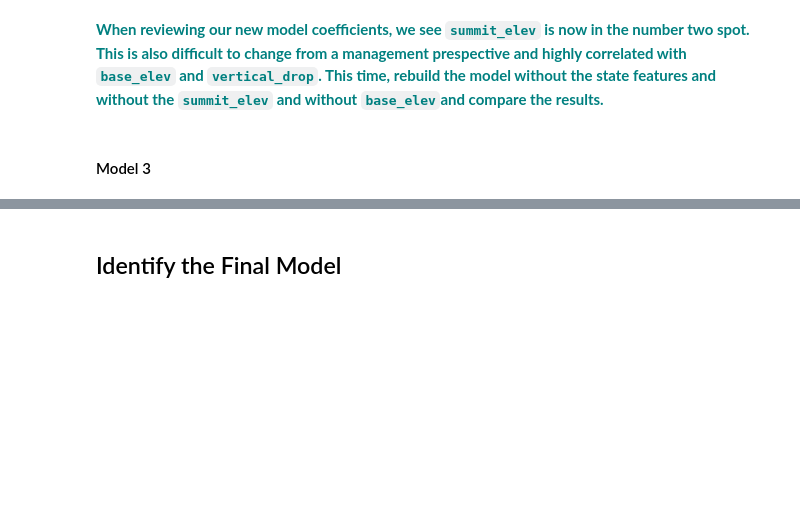
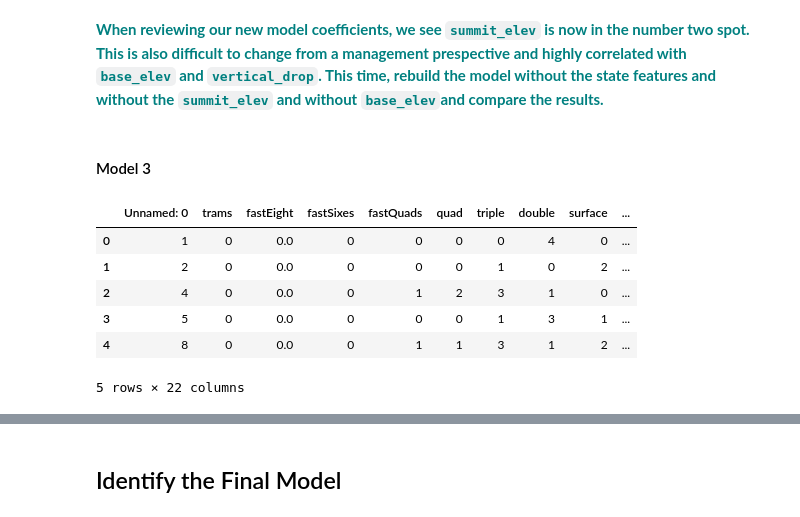
Before and after one commit to dineshh912/DS_big_mountain_ski_resort_capstone, a Jupyter notebook: 4-5-preprocessing-modeling/GuidedCapstoneStep4 and step5HL.ipynb, the cells around one changed output, grey strips where cells are left out. Drawn from its saved outputs; the diff is of its cells as text; code cells hidden in the pictures; blank space fills up the shorter version.

```diff
--- a/4-5-preprocessing-modeling/GuidedCapstoneStep4 and step5HL.ipynb
+++ b/4-5-preprocessing-modeling/GuidedCapstoneStep4 and step5HL.ipynb
@@ -235,3 +321,25 @@ Hint: Try to construct another model using exactly the steps we followed above.
 **<font color='teal'> When reviewing our new model coefficients, we see `summit_elev` is now in the number two spot. This is also difficult to change from a management prespective and highly correlated with `base_elev` and `vertical_drop`.  This time, rebuild the model without the state features and without the `summit_elev` and without `base_elev`and compare the results. </font>**
 # %% [markdown]
 #### Model 3
+# %%
+X2 = df.drop(['Name','AdultWeekend','Alaska', 'Arizona', 'California',
+       'Colorado', 'Connecticut', 'Idaho', 'Illinois', 'Indiana', 'Iowa',
+       'Maine', 'Maryland', 'Massachusetts', 'Michigan', 'Minnesota',
+       'Missouri', 'Montana', 'Nevada', 'New Hampshire', 'New Mexico',
+       'New York', 'North Carolina', 'Ohio', 'Oregon', 'Pennsylvania',
+       'Rhode Island', 'South Dakota', 'Tennessee', 'Utah', 'Vermont',
+       'Virginia', 'Washington', 'West Virginia', 'Wisconsin', 'Wyoming', 'summit_elev', 'vertical_drop'], axis=1)
+
+scaler2 = preprocessing.StandardScaler().fit(X2)
+
+X2_scaled=scaler2.transform(X2)
+# %%
+X2.head()
+# %% [output]
+|  | Unnamed: 0 | trams | fastEight | fastSixes | fastQuads | quad | triple | double | surface | ... |
+| 0 | 1 | 0 | 0.0 | 0 | 0 | 0 | 0 | 4 | 0 | ... |
+| 1 | 2 | 0 | 0.0 | 0 | 0 | 0 | 1 | 0 | 2 | ... |
+| 2 | 4 | 0 | 0.0 | 0 | 1 | 2 | 3 | 1 | 0 | ... |
+| 3 | 5 | 0 | 0.0 | 0 | 0 | 0 | 1 | 3 | 1 | ... |
+| 4 | 8 | 0 | 0.0 | 0 | 1 | 1 | 3 | 1 | 2 | ... |
+5 rows × 22 columns
```
Also changed, not shown: parts of 11 cells of this notebook.
